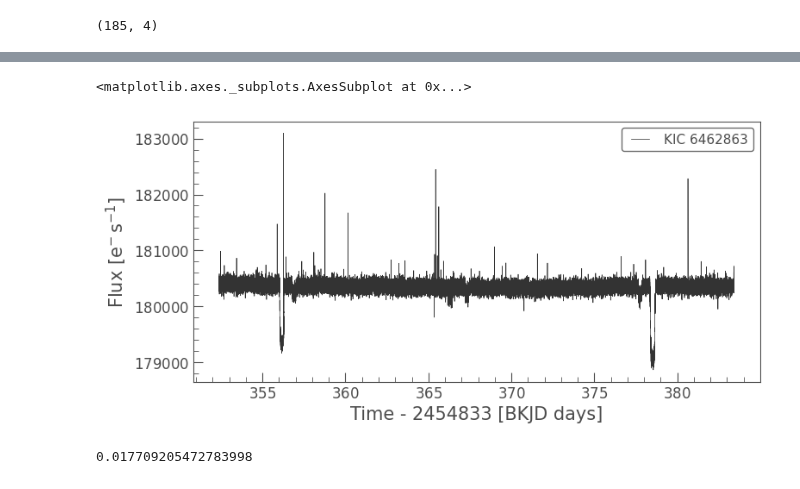
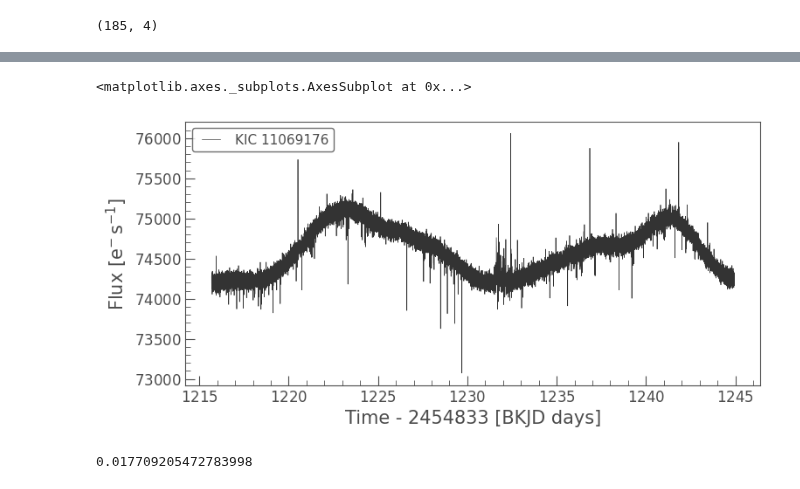
Before and after one commit to ekaterinailin/flaring-spi, a Jupyter notebook: notebooks/inspect_flare.ipynb, the cells around one changed output, grey strips where cells are left out. Drawn from its saved outputs; the diff is of its cells as text; code cells hidden in the pictures.

```diff
--- a/notebooks/inspect_flare.ipynb
+++ b/notebooks/inspect_flare.ipynb
@@ -35,7 +35,7 @@ gf.shape
 # %% [output]
 (185, 4)
 # %%
-row = gf.iloc[121]
+row = gf.iloc[182]
 
 # plot all flares for a light curve at once
 ID, qcs = row.ID, int(row.qcs)
@@ -117,13 +109,13 @@ INFO:bokeh.server.tornado:User authentication hooks NOT provided (default user e
 INFO:bokeh.server.views.ws:WebSocket connection opened
 INFO:bokeh.server.views.ws:ServerConnection created
 # %%
-lc[0].plot()
+lc[1].plot()
 # # plt.scatter(lc[0].time, lc[0].flux)
-# plt.xlim(1621,1621.5)
+# plt.xlim(1427, 1432)
 # plt.ylim(278000,282000);
 # %% [output]
 <matplotlib.axes._subplots.AxesSubplot at 0x...>
-[figure, old version]
+[figure, new version]
 # %%
 0.012941277069331 + 0.004767928403453
 # %% [output]
```
Also changed, not shown: parts of 5 cells of this notebook, 1 other file.
